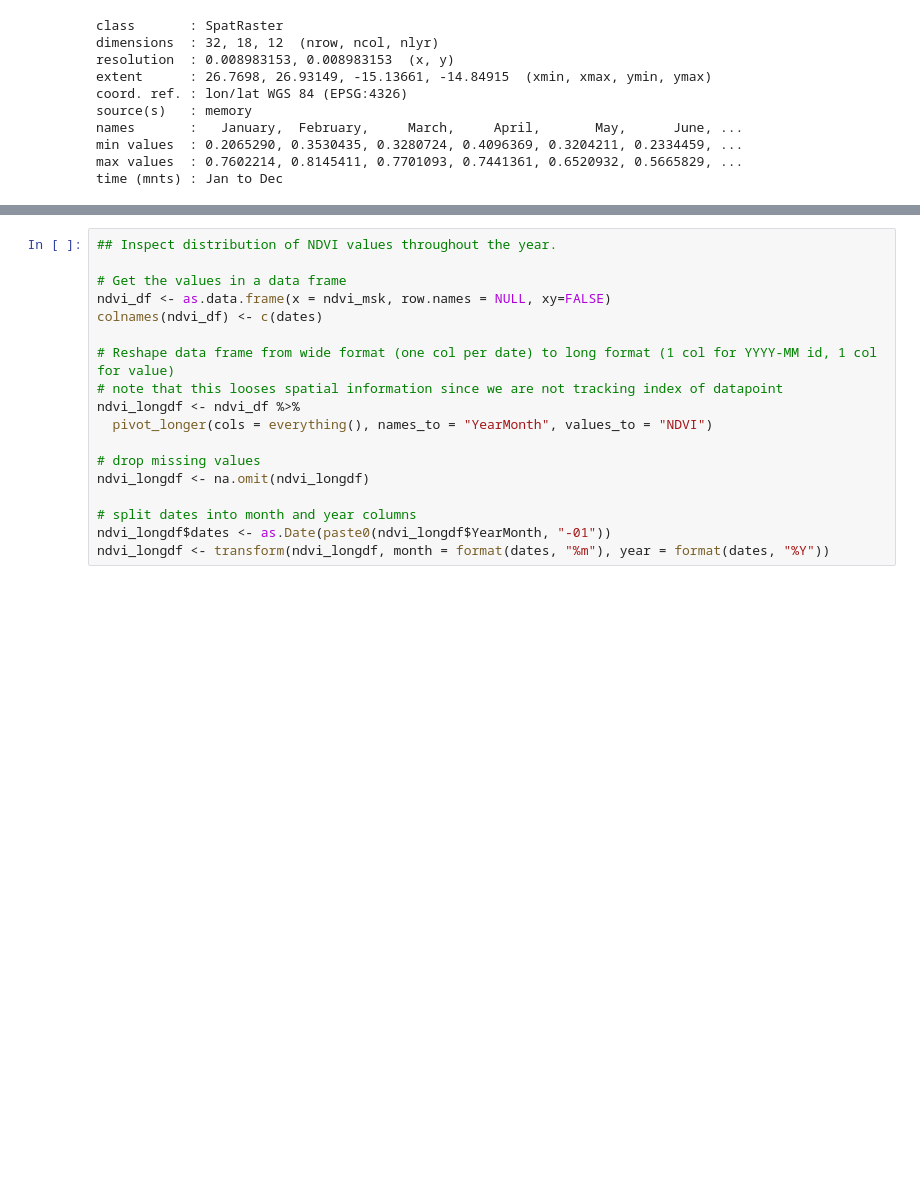
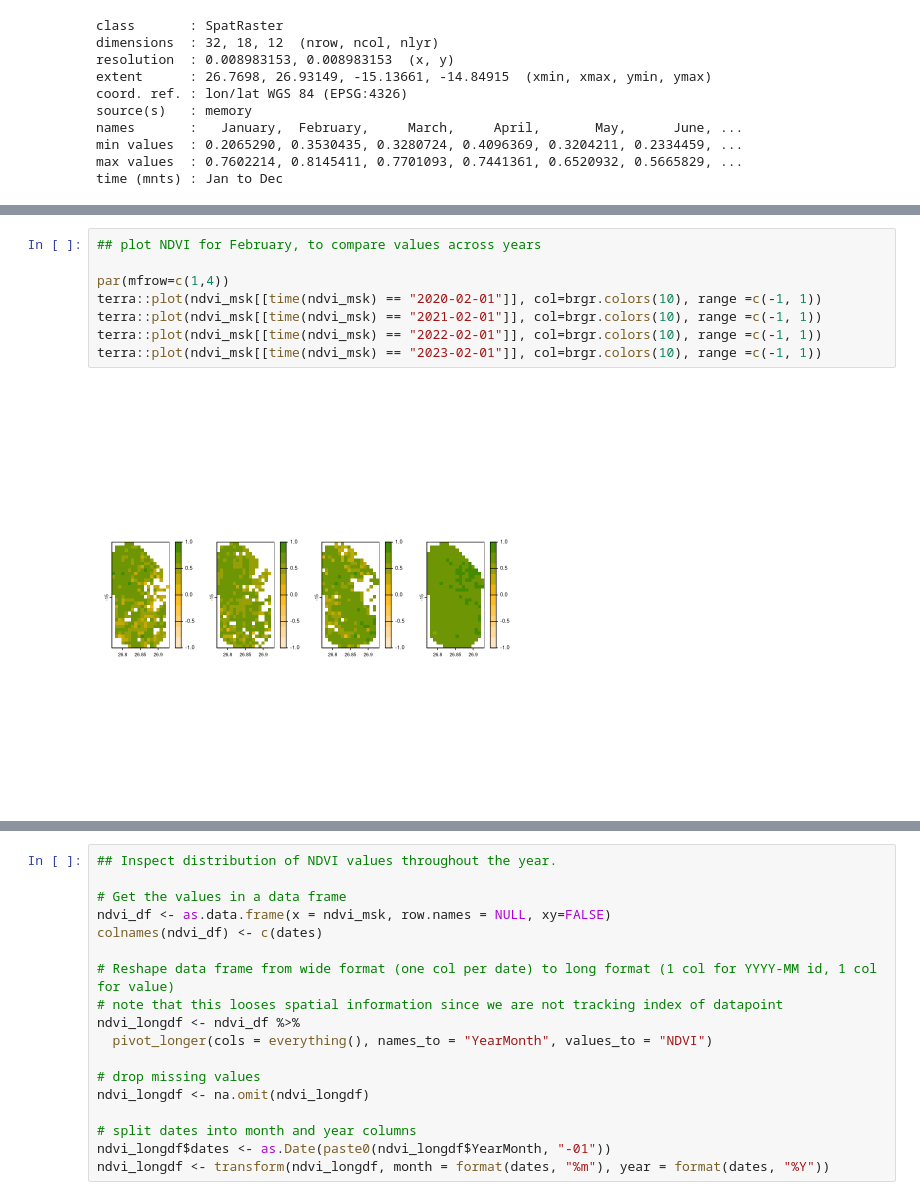
Before and after one commit to SensingClues/correlaid-environmental-time-series, a Jupyter notebook: notebooks/inspect_data_example.ipynb, the cells around one changed output, grey strips where cells are left out. Saved outputs shown, nothing was run; the diff lists cells and outputs as text; blank space fills up the shorter version.

```diff
--- a/notebooks/inspect_data_example.ipynb
+++ b/notebooks/inspect_data_example.ipynb
@@ -145 +157,11 @@ terra::plot(ndvi_msk_mean, col=brgr.colors(10), range =c(-1, 1))#, fill_range=TR
+# %%
+## plot NDVI for February, to compare values across years
+
+par(mfrow=c(1,4))
+terra::plot(ndvi_msk[[time(ndvi_msk) == "2020-02-01"]], col=brgr.colors(10), range =c(-1, 1))
+terra::plot(ndvi_msk[[time(ndvi_msk) == "2021-02-01"]], col=brgr.colors(10), range =c(-1, 1))
+terra::plot(ndvi_msk[[time(ndvi_msk) == "2022-02-01"]], col=brgr.colors(10), range =c(-1, 1))
+terra::plot(ndvi_msk[[time(ndvi_msk) == "2023-02-01"]], col=brgr.colors(10), range =c(-1, 1))
+# %% [output]
+[figure, added]
 # %%
```
Also changed, not shown: parts of 4 cells of this notebook.
